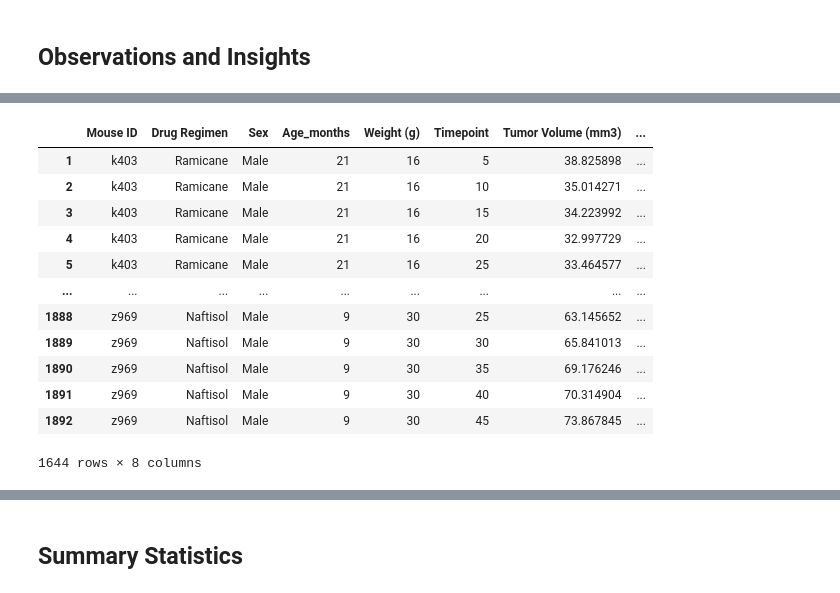
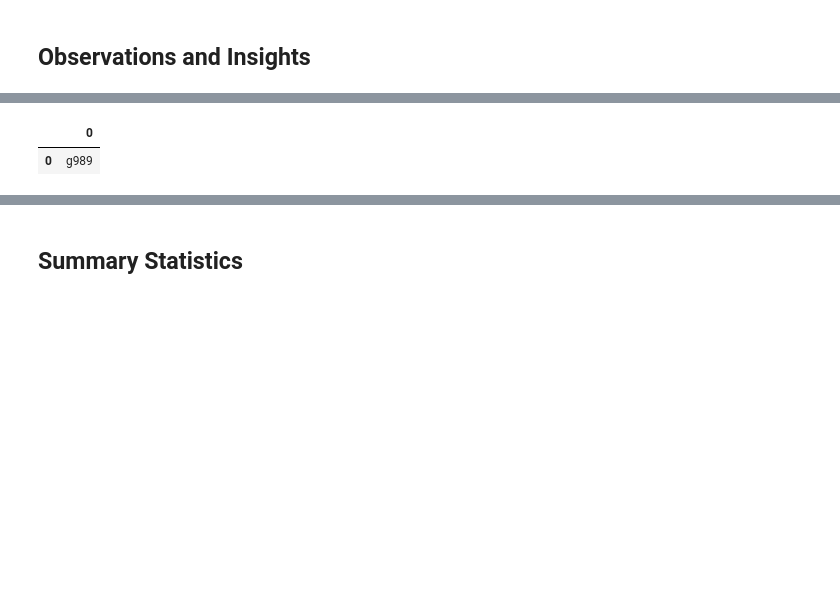
Before and after one commit to veljkomiramicanovic/Matplotlib-Challenge, a Jupyter notebook: Pymaceuticals/pymaceuticals_starter.ipynb, the cells around one changed output, grey strips where cells are left out. Saved outputs shown, nothing was run; the diff lists cells and outputs as text; code cells hidden in the pictures; blank space fills up the shorter version.

```diff
--- a/Pymaceuticals/pymaceuticals_starter.ipynb
+++ b/Pymaceuticals/pymaceuticals_starter.ipynb
@@ -15,9 +23,9 @@ mouse_metadata = pd.read_csv(mouse_metadata_path)
 study_results = pd.read_csv(study_results_path)
 
 # Combine the data into a single dataset
-combined_df = pd.merge(mouse_metadata, study_results, how="inner", on="Mouse ID")
+combined_df = pd.merge(mouse_metadata, study_results, how="outer")
 # Display the data table for preview
-combined_df
+combined_df.head()
 # %% [output]
 |  | Mouse ID | Drug Regimen | Sex | Age_months | Weight (g) | Timepoint | Tumor Volume (mm3) | ... |
 | 0 | k403 | Ramicane | Male | 21 | 16 | 0 | 45.000000 | ... |
@@ -41,5 +43,5 @@ mice_count
 # %%
 # Getting the duplicate mice by ID number that shows up for Mouse ID and Timepoint.
-duplicate = combined_df[combined_df.duplicated(['Mouse ID', 'Timepoint'])]
-duplicate
+duplicate_mice = combined_df.loc[combined_df.duplicated(subset=['Mouse ID', 'Timepoint']),'Mouse ID'].unique()
+duplicate_mice
 # %% [output]
@@ -52,20 +49,9 @@ duplicate
 # %%
 # Optional: Get all the data for the duplicate mouse ID.
-all_duplicate = combined_df[combined_df.duplicated(['Mouse ID'])]
+all_duplicate = pd.DataFrame(duplicate_mice)
 all_duplicate
 # %% [output]
-|  | Mouse ID | Drug Regimen | Sex | Age_months | Weight (g) | Timepoint | Tumor Volume (mm3) | ... |
-| 1 | k403 | Ramicane | Male | 21 | 16 | 5 | 38.825898 | ... |
-| 2 | k403 | Ramicane | Male | 21 | 16 | 10 | 35.014271 | ... |
-| 3 | k403 | Ramicane | Male | 21 | 16 | 15 | 34.223992 | ... |
-| 4 | k403 | Ramicane | Male | 21 | 16 | 20 | 32.997729 | ... |
-| 5 | k403 | Ramicane | Male | 21 | 16 | 25 | 33.464577 | ... |
-| ... | ... | ... | ... | ... | ... | ... | ... | ... |
-| 1888 | z969 | Naftisol | Male | 9 | 30 | 25 | 63.145652 | ... |
-| 1889 | z969 | Naftisol | Male | 9 | 30 | 30 | 65.841013 | ... |
-| 1890 | z969 | Naftisol | Male | 9 | 30 | 35 | 69.176246 | ... |
-| 1891 | z969 | Naftisol | Male | 9 | 30 | 40 | 70.314904 | ... |
-| 1892 | z969 | Naftisol | Male | 9 | 30 | 45 | 73.867845 | ... |
+|  | 0 |
+| 0 | g989 |
-1644 rows × 8 columns
 # %%
 # Create a clean DataFrame by dropping the duplicate mouse by its ID.
```
Also changed, not shown: parts of 19 cells of this notebook, 1 other file.
